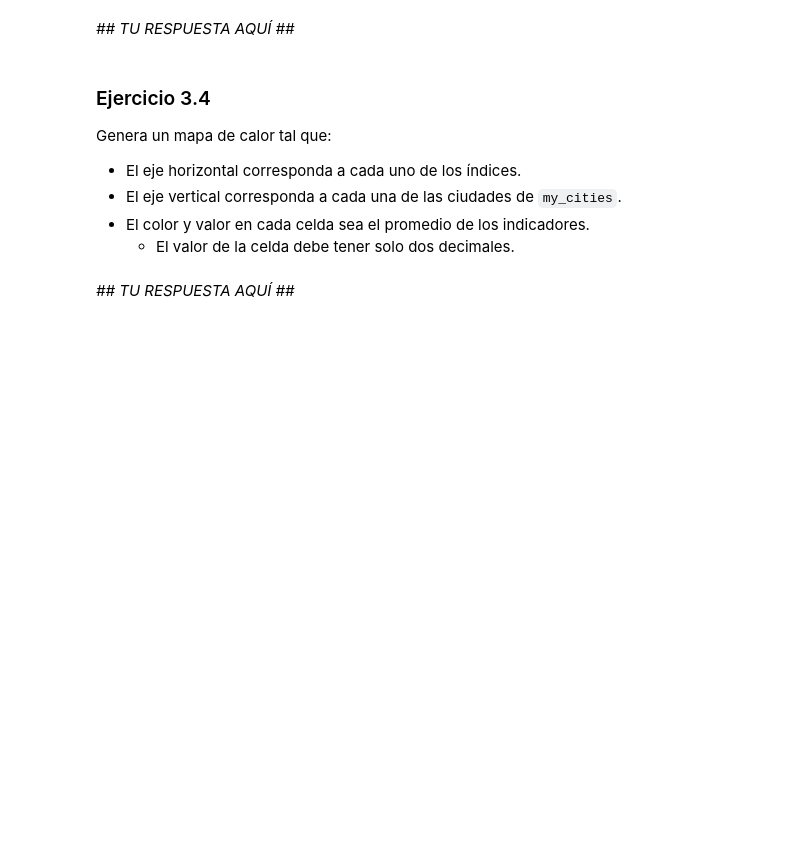
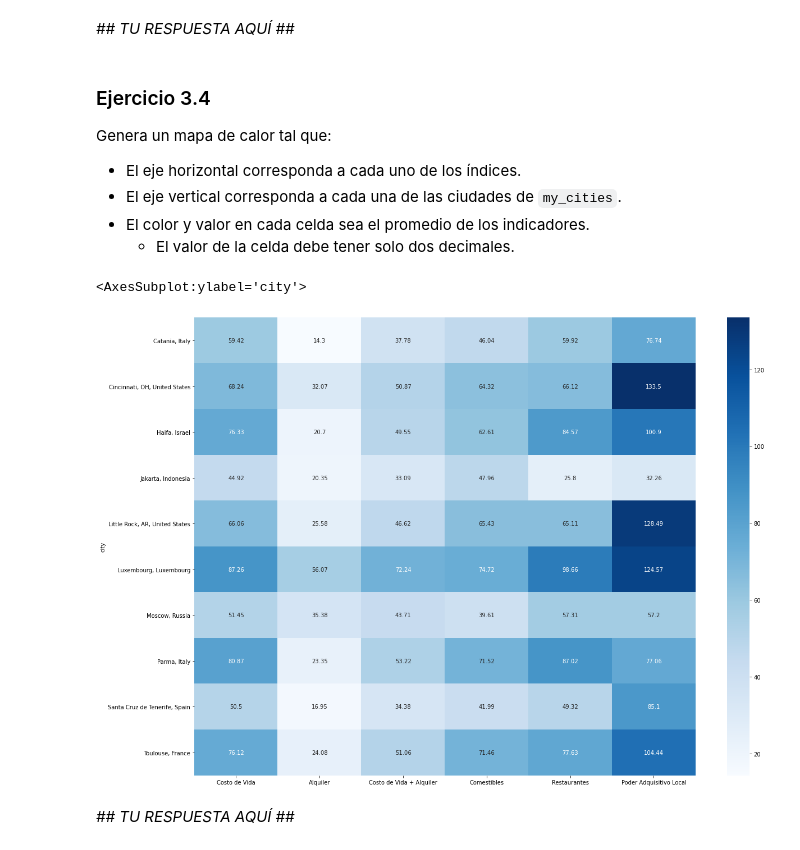
Before and after one commit to javiervalladaresc/mat281_portfolio, a Jupyter notebook: homeworks/tarea_01/tarea_01.ipynb, the cells around one changed output. Drawn from its saved outputs; the diff is of its cells as text; code cells hidden in the pictures; blank space fills up the shorter version.

```diff
--- a/homeworks/tarea_01/tarea_01.ipynb
+++ b/homeworks/tarea_01/tarea_01.ipynb
@@ -754,3 +803,13 @@ redable_index_names = {
+# %%
+mask_cities = life_cost["city"].isin(my_cities)
+heat = life_cost[mask_cities].drop(
+                                columns = ["year","rank"]).groupby("city").mean().round(2).rename(
+                                                   columns=lambda x: redable_index_names[x])
+plt.subplots(figsize=(20,15))
+sns.heatmap(heat, annot=True,cmap='Blues', fmt='g')
+# %% [output]
+<AxesSubplot:ylabel='city'>
+[figure, added]
 # %% [markdown]
 _## TU RESPUESTA AQUÍ ##_
 # %% [markdown]
```
Also changed, not shown: parts of 25 cells of this notebook.
